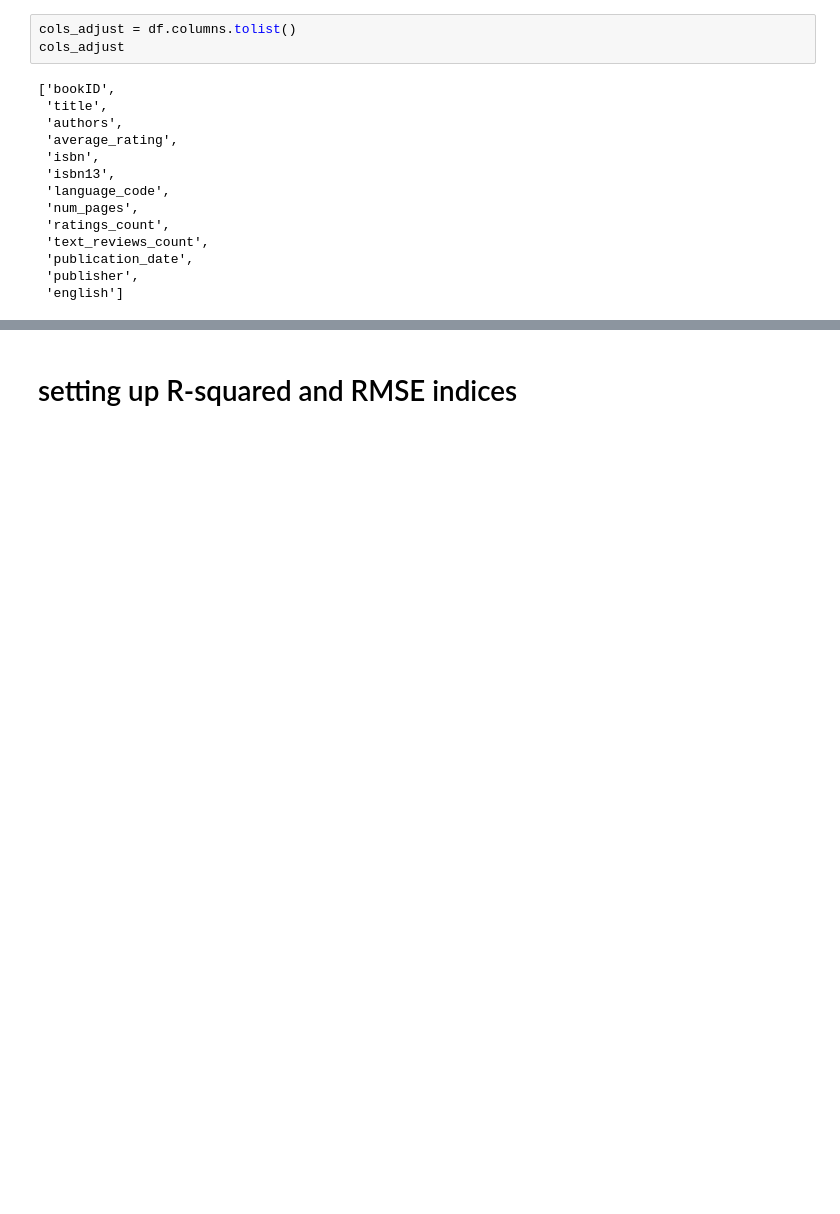
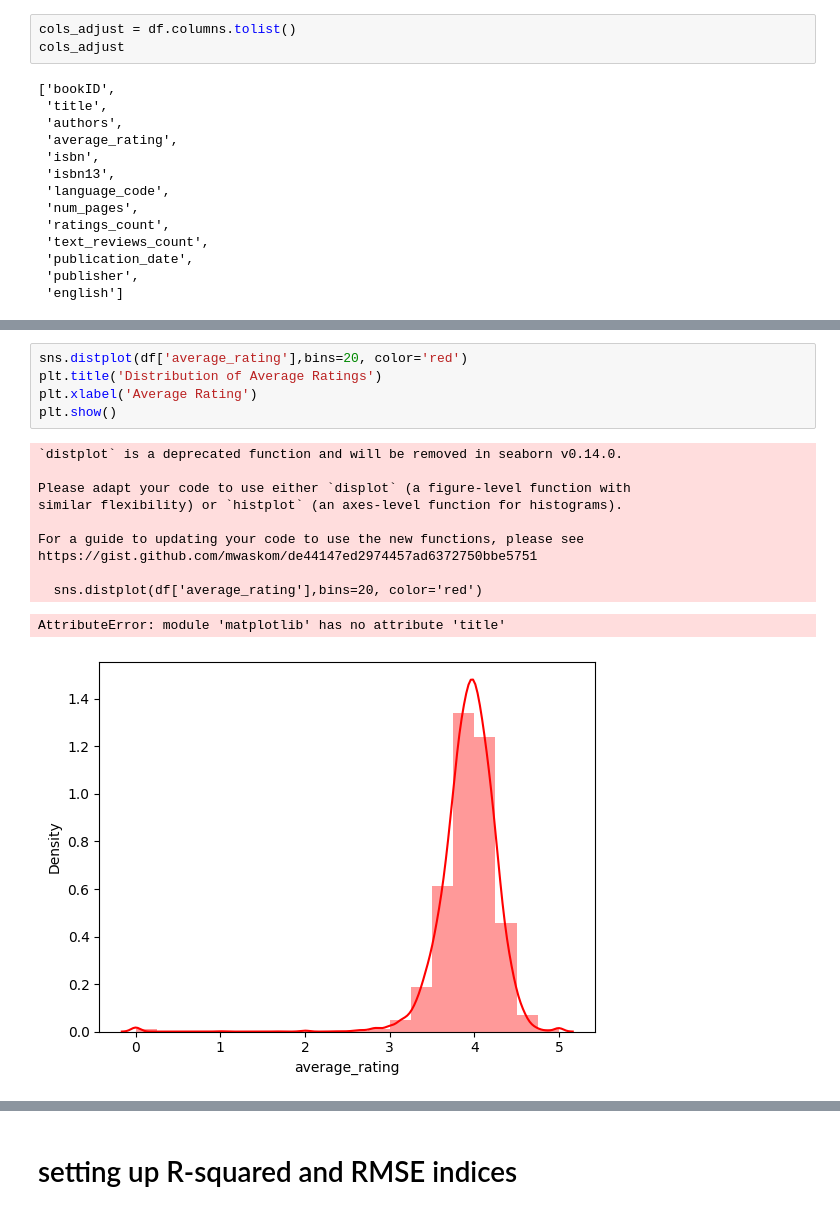
Before and after one commit to ChristopheMpagaDSTI/books_rating_project_python_main, a Jupyter notebook: books_rating_project_numeric_variable.ipynb, the cells around one changed output, grey strips where cells are left out. Drawn from its saved outputs; the diff is of its cells as text; blank space fills up the shorter version.

```diff
--- a/books_rating_project_numeric_variable.ipynb
+++ b/books_rating_project_numeric_variable.ipynb
@@ -49,0 +45,17 @@ df.head(2)
+# %%
+sns.distplot(df['average_rating'],bins=20, color='red')
+plt.title('Distribution of Average Ratings')
+plt.xlabel('Average Rating')
+plt.show()
+# %% [output]
+`distplot` is a deprecated function and will be removed in seaborn v0.14.0.
+
+Please adapt your code to use either `displot` (a figure-level function with
+similar flexibility) or `histplot` (an axes-level function for histograms).
+
+For a guide to updating your code to use the new functions, please see
+https://gist.github.com/mwaskom/de44147ed2974457ad6372750bbe5751
+
+  sns.distplot(df['average_rating'],bins=20, color='red')
+AttributeError: module 'matplotlib' has no attribute 'title'
+[figure, added]
```
Also changed, not shown: parts of 45 cells of this notebook.
